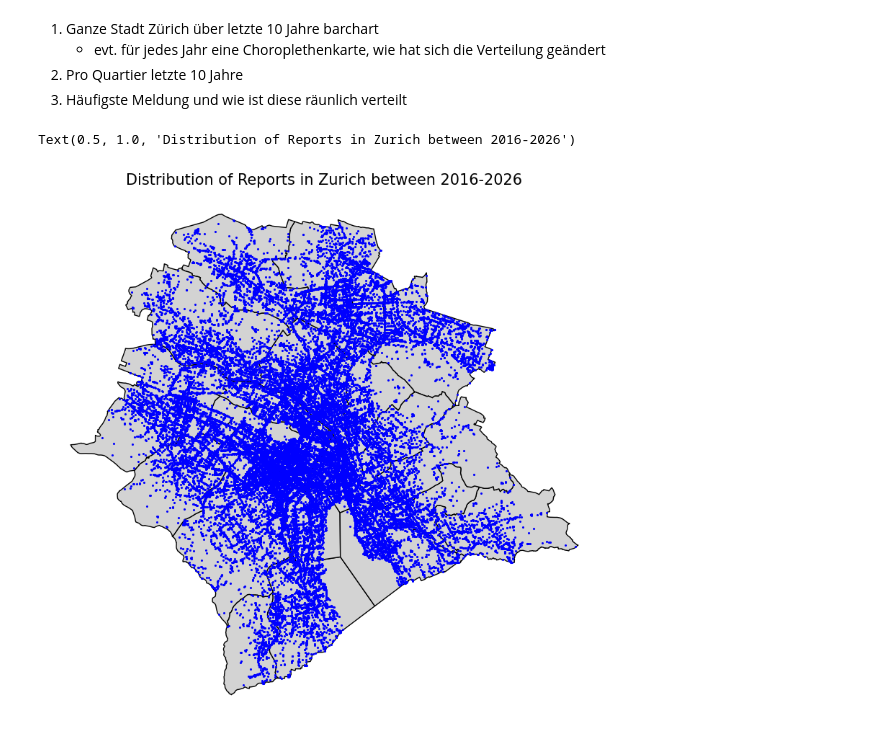
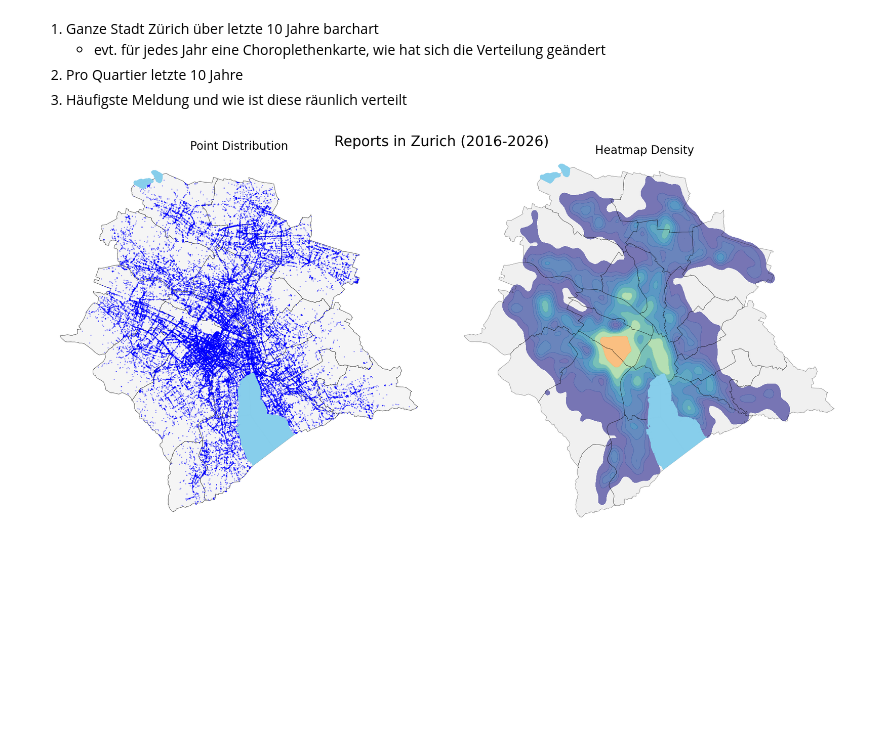
Before and after one commit to fabianott/sds210_project, a Jupyter notebook: notebooks/spatial_analysis.ipynb, the cells around one changed output. Drawn from its saved outputs; the diff is of its cells as text; code cells hidden in the pictures; blank space fills up the shorter version.

```diff
--- a/notebooks/spatial_analysis.ipynb
+++ b/notebooks/spatial_analysis.ipynb
@@ -8,28 +16,52 @@
 # %%
-import geopandas as gpd
-import pandas as pd
-import numpy as np
-import matplotlib.pyplot as plt
-from pathlib import Path
-
 # Load the quartiere polygons
 BASE_DIR = Path().resolve().parent
 quartiere_file_path = BASE_DIR / "data/raw/Zurich_quarters.gpkg"
 quartiere_gdf = gpd.read_file(quartiere_file_path)
+
+# Load the lakes
+lakes_file_path = BASE_DIR / "data/processed/lakes_zh.gpkg"
+lakes_gdf = gpd.read_file(lakes_file_path)
+lakes_gdf = lakes_gdf.to_crs(epsg=2056)
 
 # Load the cleaned reports
 reports_file_path = BASE_DIR / "data/processed/reports_cleaned.csv"
 reports_df = pd.read_csv(reports_file_path)
 reports_gdf = gpd.GeoDataFrame(
     reports_df, geometry=gpd.points_from_xy(reports_df.e, reports_df.n, crs="EPSG:2056")
 )
 
 # First visualisation
-fig, ax = plt.subplots(figsize=(10,10))
-quartiere_gdf.plot(ax=ax, color="lightgrey", edgecolor="black")
-reports_gdf.plot(ax=ax, color= "blue", markersize=1.5)
-ax.axis("off")
-ax.set_title("Distribution of Reports in Zurich between 2016-2026", fontsize=15)
+fig, axs = plt.subplots(1, 2, figsize=(20,10))
+fig.suptitle("Reports in Zurich (2016-2026)", fontsize=25)
+
+# Point distribution
+quartiere_gdf.plot(ax=axs[0], color="whitesmoke", edgecolor="black", linewidth= 0.5)
+reports_gdf.plot(ax=axs[0], color= "blue", markersize=1, alpha=0.4)
+lakes_gdf.plot(ax=axs[0], color = "skyblue")
+axs[0].axis("off")
+axs[0].set_title("Point Distribution", fontsize=20)
+
+# 2. Heatmap (Kernel Density Estimate)
+quartiere_gdf.plot(ax=axs[1], color="#f0f0f0", edgecolor="none")
+
+sns.kdeplot(
+    x=reports_gdf.e, y=reports_gdf.n,
+    ax=axs[1],
+    cmap="Spectral_r",
+    fill=True,
+    thresh=0.05, # ab welcher Dichte die Heatmap angezeigt wird (> 5% des maximalen Wertes)
+    alpha=0.8,
+    bw_adjust=0.5  # Beeinflusst, wie glatt die Heatmap ist
+)
+
+lakes_gdf.plot(ax=axs[1], color = "skyblue", zorder= 2)
+quartiere_gdf.boundary.plot(ax=axs[1], color="black", linewidth=0.5, alpha=0.6, zorder=1) # only the boundaries
+
+axs[1].axis("off")
+axs[1].set_title("Heatmap Density", fontsize=20)
+
+plt.tight_layout() # that they don't overlap
+plt.show()
 # %% [output]
-Text(0.5, 1.0, 'Distribution of Reports in Zurich between 2016-2026')
-[figure, old version]
+[figure, new version]
```
Also changed, not shown: parts of 3 cells of this notebook, 2 other files.
